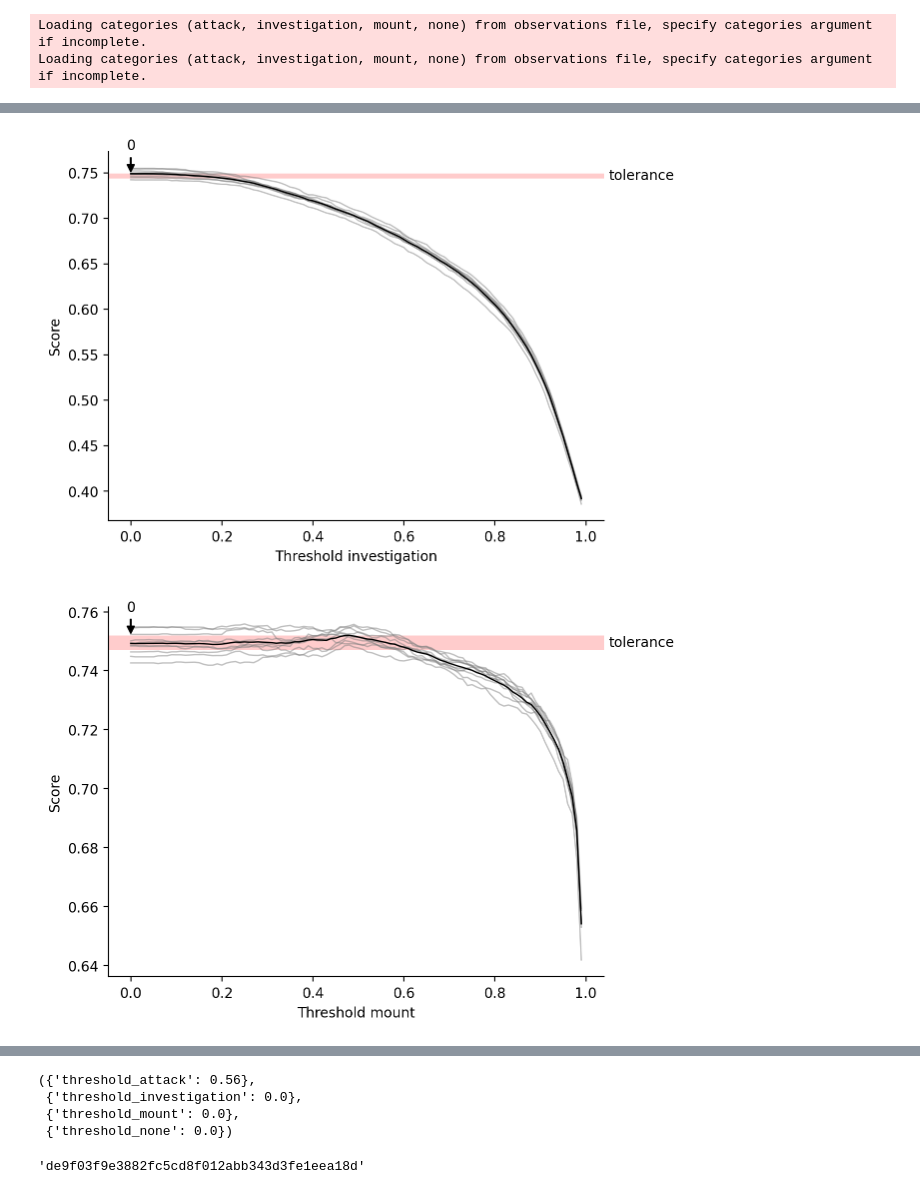
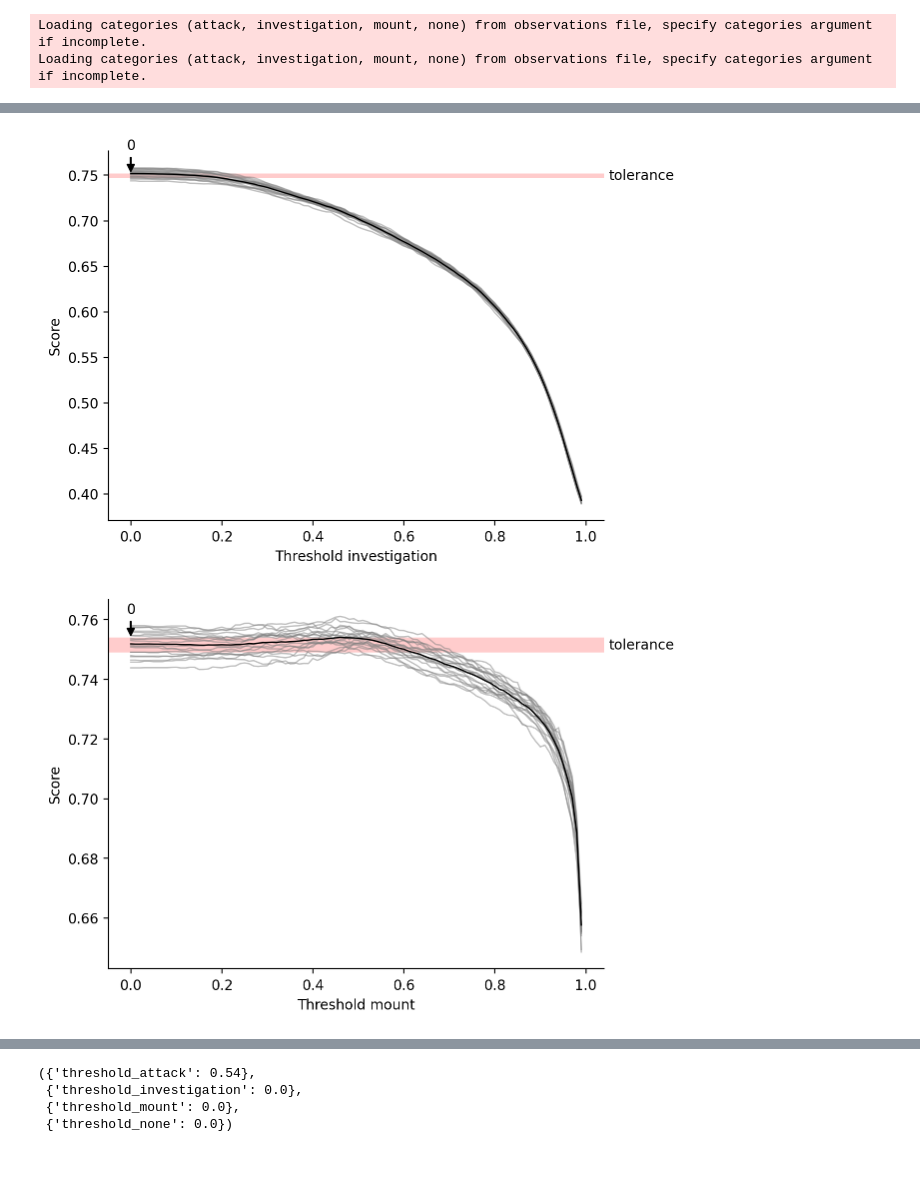
Before and after one commit to pnuehrenberg/vassi, a Jupyter notebook: examples/classification.ipynb, the cells around one changed output, grey strips where cells are left out. Saved outputs shown, nothing was run; the diff lists cells and outputs as text; code cells hidden in the pictures; blank space fills up the shorter version.

```diff
--- a/examples/classification.ipynb
+++ b/examples/classification.ipynb
@@ -74,13 +71,14 @@ best_parameters = optimize_smoothing(
     XGBClassifier,
     lambda probabilities, parameters: medfilt(probabilities, parameters["median_filter_window"]),
     smoothing_parameters_grid={"median_filter_window": np.arange(3, 91, 2)},
-    num_iterations=10,
-    # show_progress=True,
+    num_iterations=20,
+    show_progress=True,
     k=5,
     exclude=[("intruder", "resident")],
     sampling_func=subsample_train,
-    # show_k_fold_progress=True,
+    show_k_fold_progress=False,
     tolerance=0.005,
+    random_state=ensure_generator(1),
 )
 
 best_parameters
@@ -93,16 +91,17 @@ best_thresholds = optimize_decision_thresholds(
     extractor,
     XGBClassifier,
     smoothing_func=lambda probabilities: medfilt(probabilities, int(best_parameters["median_filter_window"])),
-    num_iterations=10,
-    # show_progress=True,
+    num_iterations=20,
+    show_progress=True,
     k=5,
     exclude=[("intruder", "resident")],
     sampling_func=subsample_train,
-    # show_k_fold_progress=True,
+    show_k_fold_progress=False,
     decision_threshold_range=(0.0, 1.0),
     decision_threshold_step=0.01,
     tolerance=0.005,
     plot_results=True,
+    random_state=ensure_generator(1),
 )
 
 best_thresholds
@@ -111,2 +110,2 @@ best_thresholds
-[figure, old version]
+[figure, new version]
-[figure, old version]
+[figure, new version]
@@ -114,8 +113,4 @@ best_thresholds
-({'threshold_attack': 0.56},
+({'threshold_attack': 0.54},
  {'threshold_investigation': 0.0},
  {'threshold_mount': 0.0},
  {'threshold_none': 0.0})
-# %%
-extractor.sha1
-# %% [output]
-'de9f03f9e3882fc5cd8f012abb343d3fe1eea18d'
```
Also changed, not shown: parts of 30 cells of this notebook, 5 other files.
